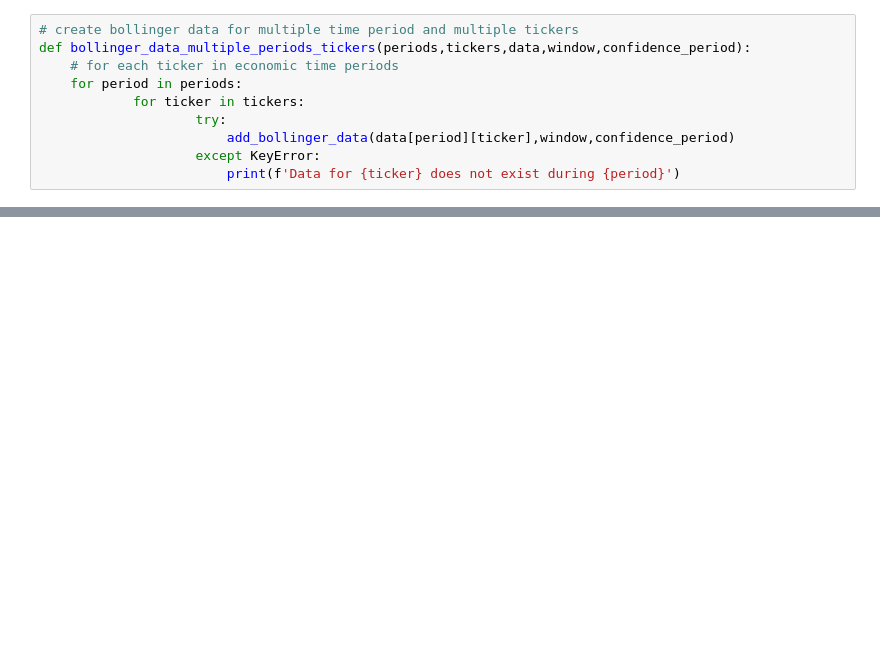
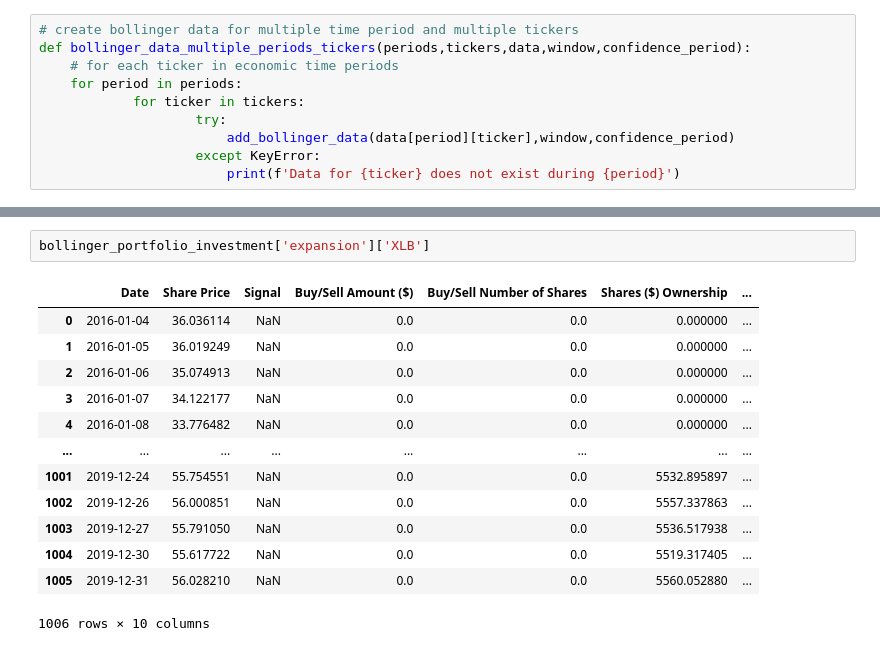
Before and after one commit to bennicholson2/Enhancing-Technical-Analysis-with-Data-Science, a Jupyter notebook: bollinger_bands.ipynb, the cells around one changed output, grey strips where cells are left out. Cells and saved outputs as stored; diff of their text form; blank space fills up the shorter version.

```diff
--- a/bollinger_bands.ipynb
+++ b/bollinger_bands.ipynb
@@ -198,0 +361,16 @@ plt.plot(boll_data['Adj Close'])
+# %%
+bollinger_portfolio_investment['expansion']['XLB']
+# %% [output]
+|  | Date | Share Price | Signal | Buy/Sell Amount ($) | Buy/Sell Number of Shares | Shares ($) Ownership | ... |
+| 0 | 2016-01-04 | 36.036114 | NaN | 0.0 | 0.0 | 0.000000 | ... |
+| 1 | 2016-01-05 | 36.019249 | NaN | 0.0 | 0.0 | 0.000000 | ... |
+| 2 | 2016-01-06 | 35.074913 | NaN | 0.0 | 0.0 | 0.000000 | ... |
+| 3 | 2016-01-07 | 34.122177 | NaN | 0.0 | 0.0 | 0.000000 | ... |
+| 4 | 2016-01-08 | 33.776482 | NaN | 0.0 | 0.0 | 0.000000 | ... |
+| ... | ... | ... | ... | ... | ... | ... | ... |
+| 1001 | 2019-12-24 | 55.754551 | NaN | 0.0 | 0.0 | 5532.895897 | ... |
+| 1002 | 2019-12-26 | 56.000851 | NaN | 0.0 | 0.0 | 5557.337863 | ... |
+| 1003 | 2019-12-27 | 55.791050 | NaN | 0.0 | 0.0 | 5536.517938 | ... |
+| 1004 | 2019-12-30 | 55.617722 | NaN | 0.0 | 0.0 | 5519.317405 | ... |
+| 1005 | 2019-12-31 | 56.028210 | NaN | 0.0 | 0.0 | 5560.052880 | ... |
+1006 rows × 10 columns
```
Also changed, not shown: parts of 35 cells of this notebook.
